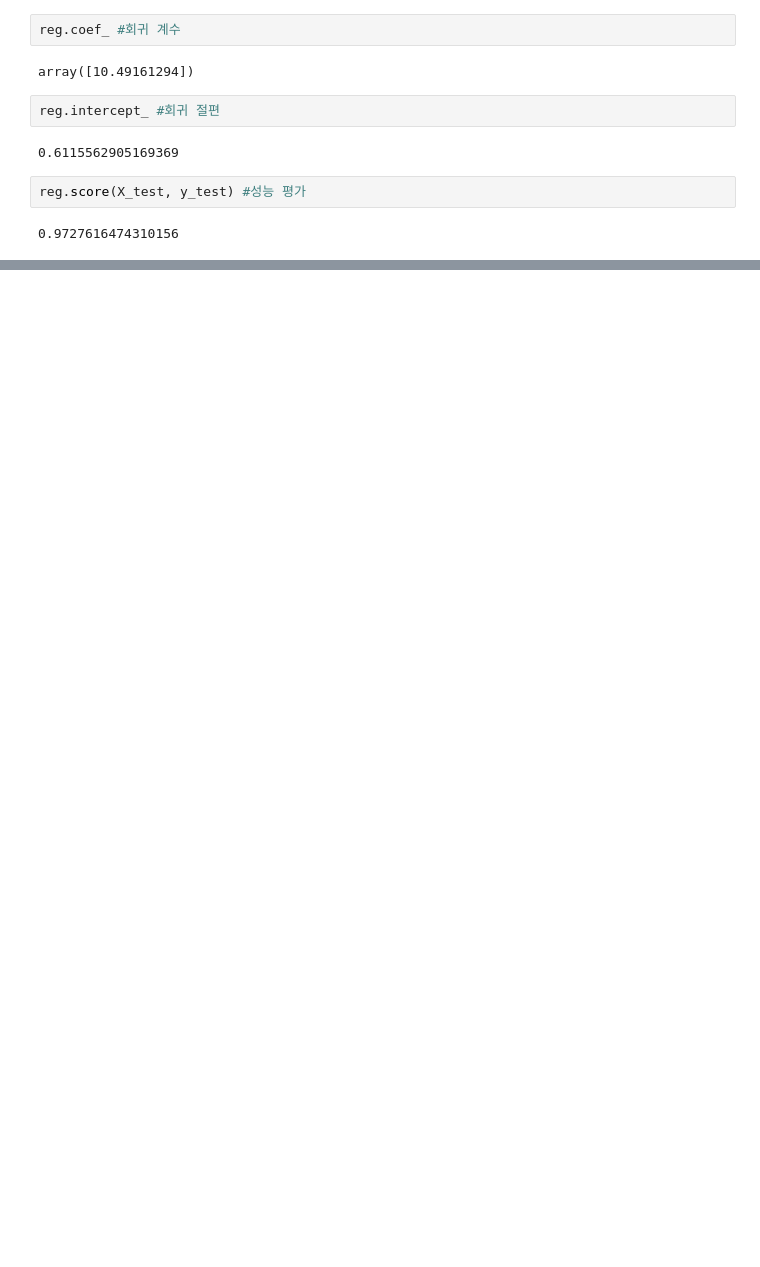
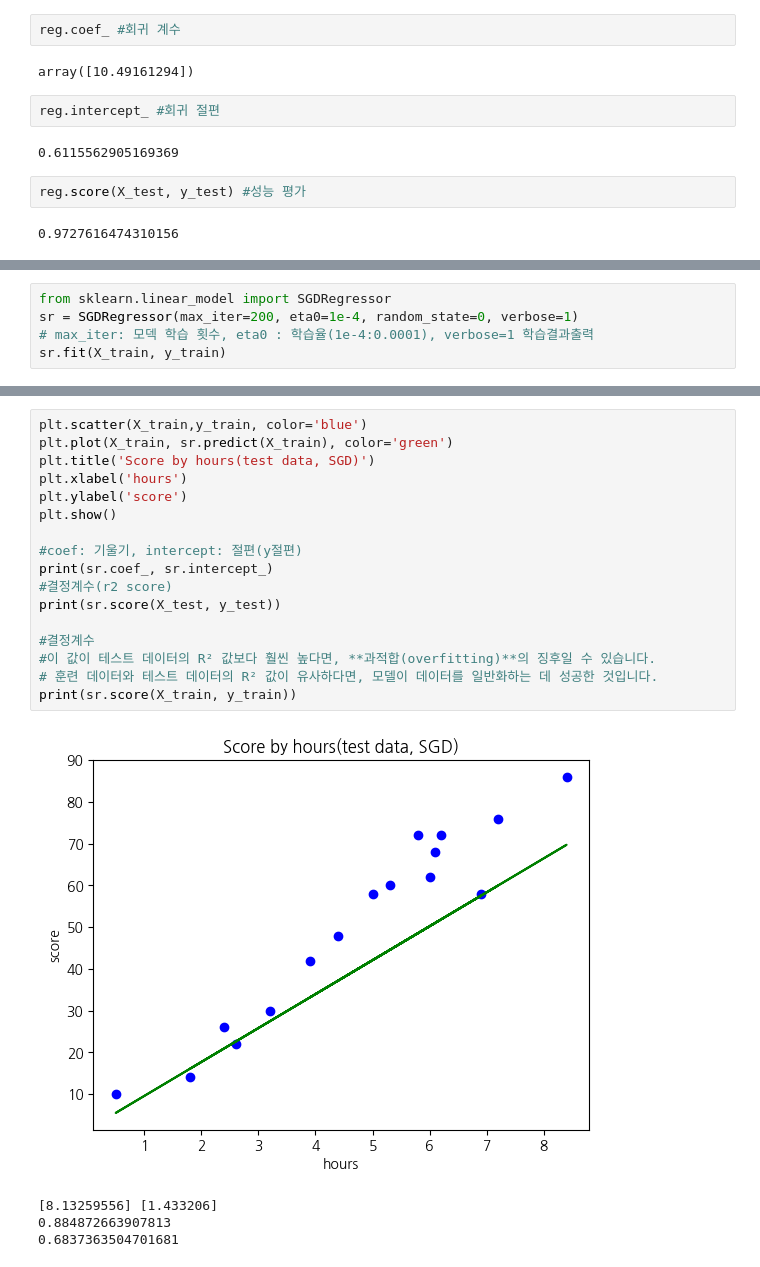
Before and after one commit to KIMMZN/python, a Jupyter notebook: ML_1.ipynb, the cells around one changed output, grey strips where cells are left out. Drawn from its saved outputs; the diff is of its cells as text; blank space fills up the shorter version.

```diff
--- a/ML_1.ipynb
+++ b/ML_1.ipynb
@@ -555,0 +558,5 @@ reg.score(X_test, y_test) #성능 평가
+# %%
+from sklearn.linear_model import SGDRegressor
+sr = SGDRegressor(max_iter=200, eta0=1e-4, random_state=0, verbose=1)
+# max_iter: 모덱 학습 횟수, eta0 : 학습율(1e-4:0.0001), verbose=1 학습결과출력
+sr.fit(X_train, y_train)
@@ -555,0 +582,22 @@ reg.score(X_test, y_test) #성능 평가
+# %%
+plt.scatter(X_train,y_train, color='blue')
+plt.plot(X_train, sr.predict(X_train), color='green')
+plt.title('Score by hours(test data, SGD)')
+plt.xlabel('hours')
+plt.ylabel('score')
+plt.show()
+
+#coef: 기울기, intercept: 절편(y절편)
+print(sr.coef_, sr.intercept_)
+#결정계수(r2 score)
+print(sr.score(X_test, y_test))
+
+#결정계수
+#이 값이 테스트 데이터의 R² 값보다 훨씬 높다면, **과적합(overfitting)**의 징후일 수 있습니다.
+# 훈련 데이터와 테스트 데이터의 R² 값이 유사하다면, 모델이 데이터를 일반화하는 데 성공한 것입니다.
+print(sr.score(X_train, y_train))
+# %% [output]
+[figure, added]
+[8.13259556] [1.433206]
+0.884872663907813
+0.6837363504701681
```
Also changed, not shown: parts of 16 cells of this notebook, 8 other files.
